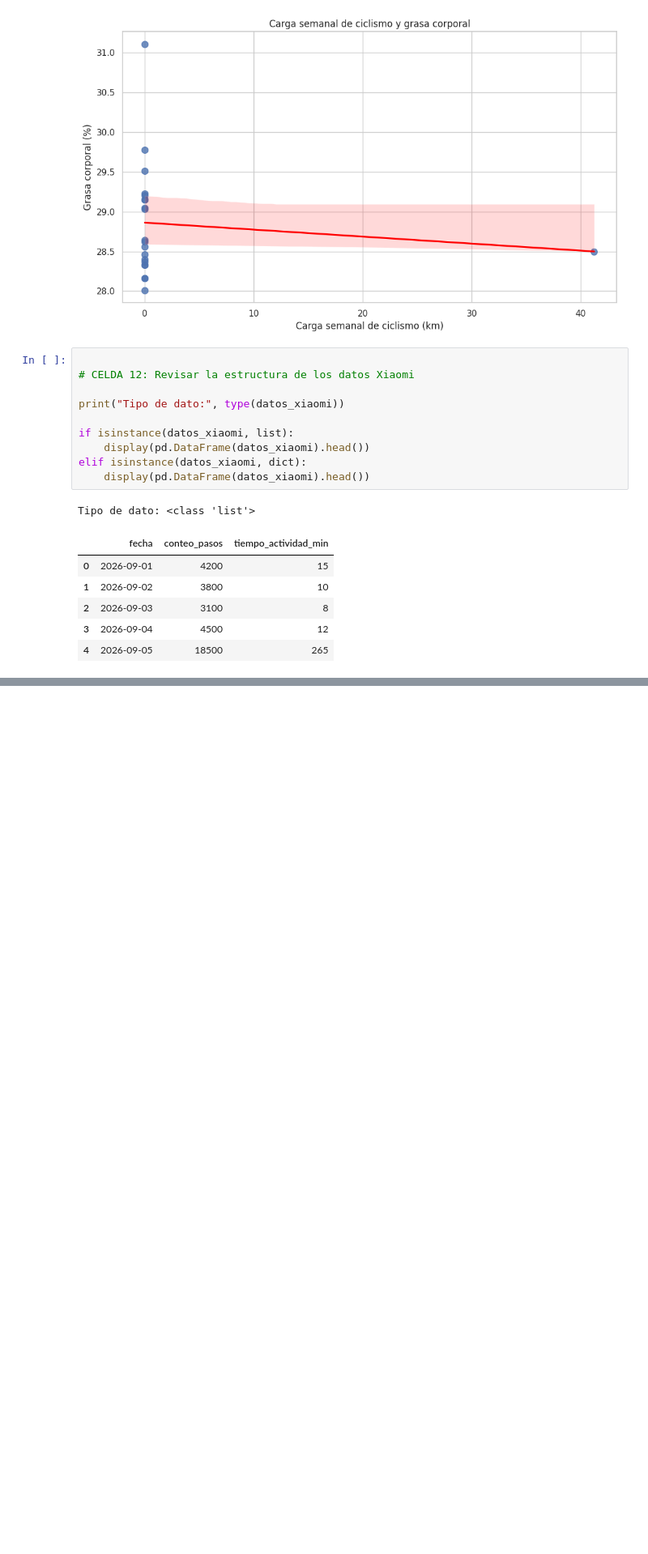
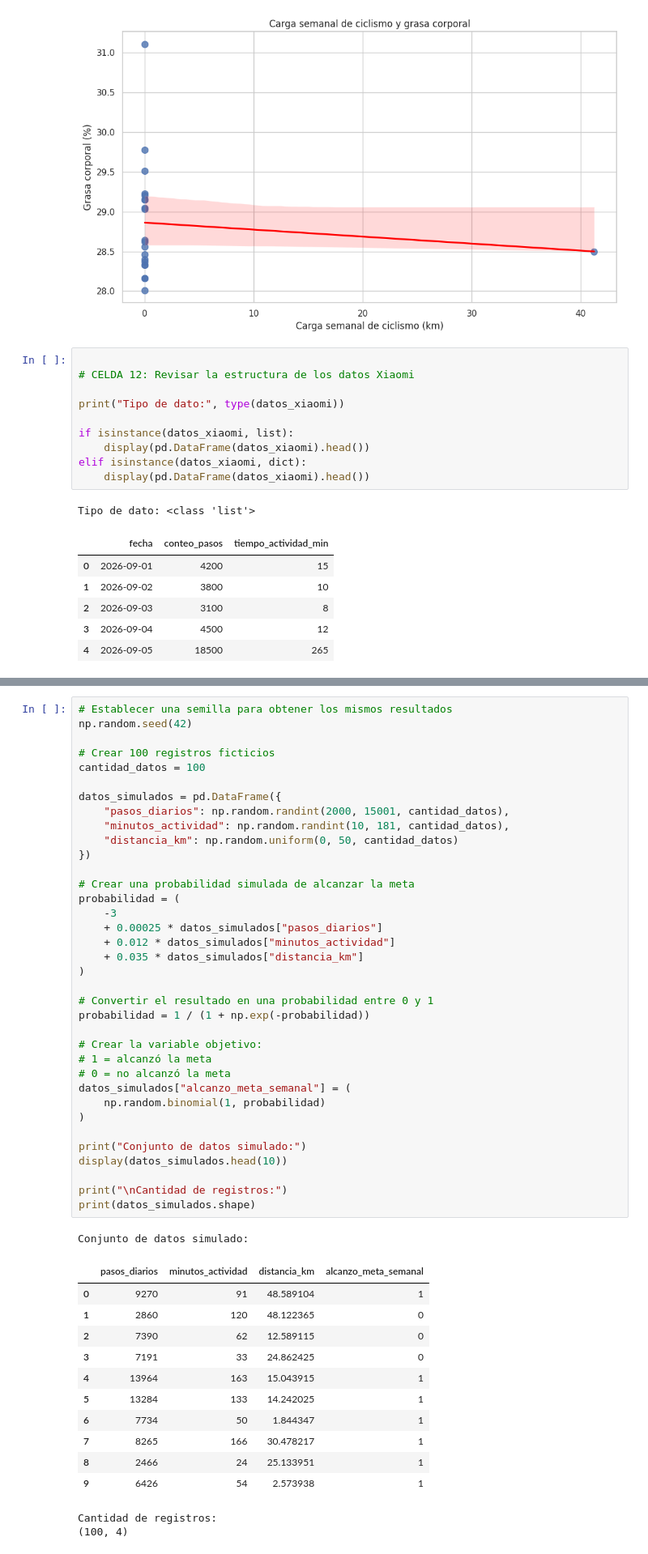
Before and after one commit to GabyPaolaING/Machine-Learning, a Jupyter notebook: P2P1.- INTEGRACIÓN MULTIFUENTE DE DATOS .ipynb, the cells around one changed output, grey strips where cells are left out. Shown at 81% size. Saved outputs shown, nothing was run; the diff lists cells and outputs as text; blank space fills up the shorter version.

```diff
--- a/P2P1.- INTEGRACIÓN MULTIFUENTE DE DATOS .ipynb
+++ b/P2P1.- INTEGRACIÓN MULTIFUENTE DE DATOS .ipynb
@@ -3283,0 +3169,51 @@ plt.show()
+# %%
+# Establecer una semilla para obtener los mismos resultados
+np.random.seed(42)
+
+# Crear 100 registros ficticios
+cantidad_datos = 100
+
+datos_simulados = pd.DataFrame({
+    "pasos_diarios": np.random.randint(2000, 15001, cantidad_datos),
+    "minutos_actividad": np.random.randint(10, 181, cantidad_datos),
+    "distancia_km": np.random.uniform(0, 50, cantidad_datos)
+})
+
+# Crear una probabilidad simulada de alcanzar la meta
+probabilidad = (
+    -3
+    + 0.00025 * datos_simulados["pasos_diarios"]
+    + 0.012 * datos_simulados["minutos_actividad"]
+    + 0.035 * datos_simulados["distancia_km"]
+)
+
+# Convertir el resultado en una probabilidad entre 0 y 1
+probabilidad = 1 / (1 + np.exp(-probabilidad))
+
+# Crear la variable objetivo:
+# 1 = alcanzó la meta
+# 0 = no alcanzó la meta
+datos_simulados["alcanzo_meta_semanal"] = (
+    np.random.binomial(1, probabilidad)
+)
+
+print("Conjunto de datos simulado:")
+display(datos_simulados.head(10))
+
+print("\nCantidad de registros:")
+print(datos_simulados.shape)
+# %% [output]
+Conjunto de datos simulado:
+|  | pasos_diarios | minutos_actividad | distancia_km | alcanzo_meta_semanal |
+| 0 | 9270 | 91 | 48.589104 | 1 |
+| 1 | 2860 | 120 | 48.122365 | 0 |
+| 2 | 7390 | 62 | 12.589115 | 0 |
+| 3 | 7191 | 33 | 24.862425 | 0 |
+| 4 | 13964 | 163 | 15.043915 | 1 |
+| 5 | 13284 | 133 | 14.242025 | 1 |
+| 6 | 7734 | 50 | 1.844347 | 1 |
+| 7 | 8265 | 166 | 30.478217 | 1 |
+| 8 | 2466 | 24 | 25.133951 | 1 |
+| 9 | 6426 | 54 | 2.573938 | 1 |
+Cantidad de registros:
+(100, 4)
```
Also changed, not shown: parts of 24 cells of this notebook.
